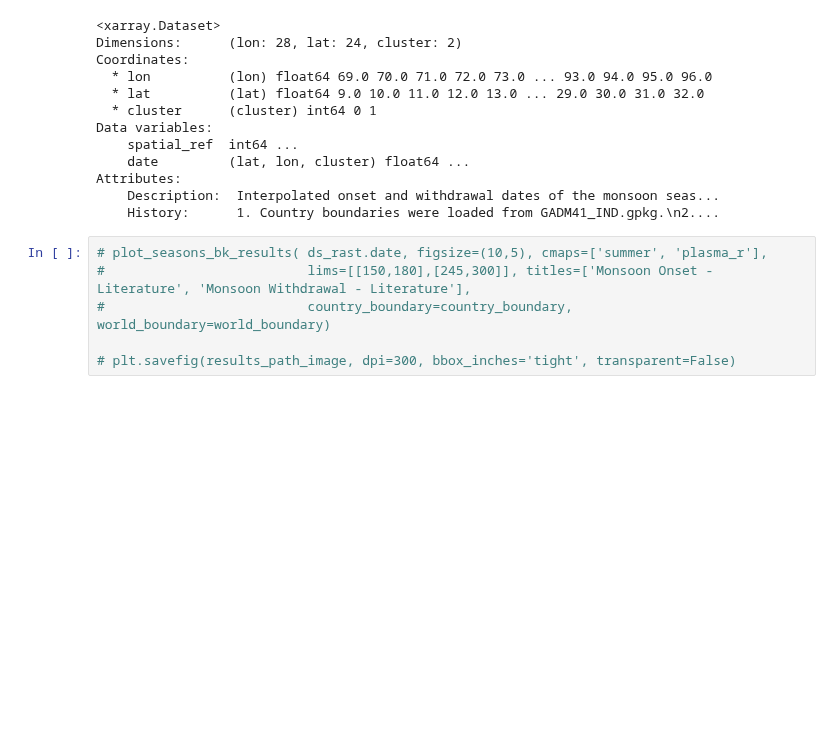
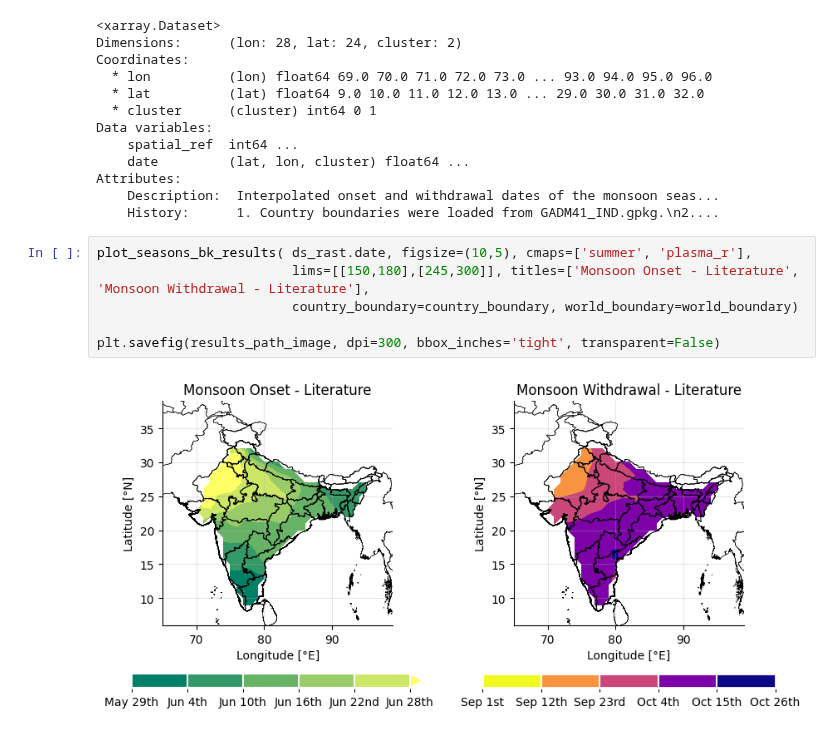
Before and after one commit to JGrassi97/XSeasonsDetect, a Jupyter notebook: notebooks/02_regional_literature.ipynb, the cells around one changed output. Saved outputs shown, nothing was run; the diff lists cells and outputs as text; blank space fills up the shorter version.

```diff
--- a/notebooks/02_regional_literature.ipynb
+++ b/notebooks/02_regional_literature.ipynb
@@ -98,8 +102,10 @@ Attributes:
     Description:  Interpolated onset and withdrawal dates of the monsoon seas...
     History:      1. Country boundaries were loaded from GADM41_IND.gpkg.\n2....
 # %%
-# plot_seasons_bk_results( ds_rast.date, figsize=(10,5), cmaps=['summer', 'plasma_r'],
-#                          lims=[[150,180],[245,300]], titles=['Monsoon Onset - Literature', 'Monsoon Withdrawal - Literature'],
-#                          country_boundary=country_boundary, world_boundary=world_boundary)
+plot_seasons_bk_results( ds_rast.date, figsize=(10,5), cmaps=['summer', 'plasma_r'],
+                         lims=[[150,180],[245,300]], titles=['Monsoon Onset - Literature', 'Monsoon Withdrawal - Literature'],
+                         country_boundary=country_boundary, world_boundary=world_boundary)
 
-# plt.savefig(results_path_image, dpi=300, bbox_inches='tight', transparent=False)
+plt.savefig(results_path_image, dpi=300, bbox_inches='tight', transparent=False)
+# %% [output]
+[figure, added]
```
Also changed, not shown: parts of 1 cell of this notebook, 1 other file.
